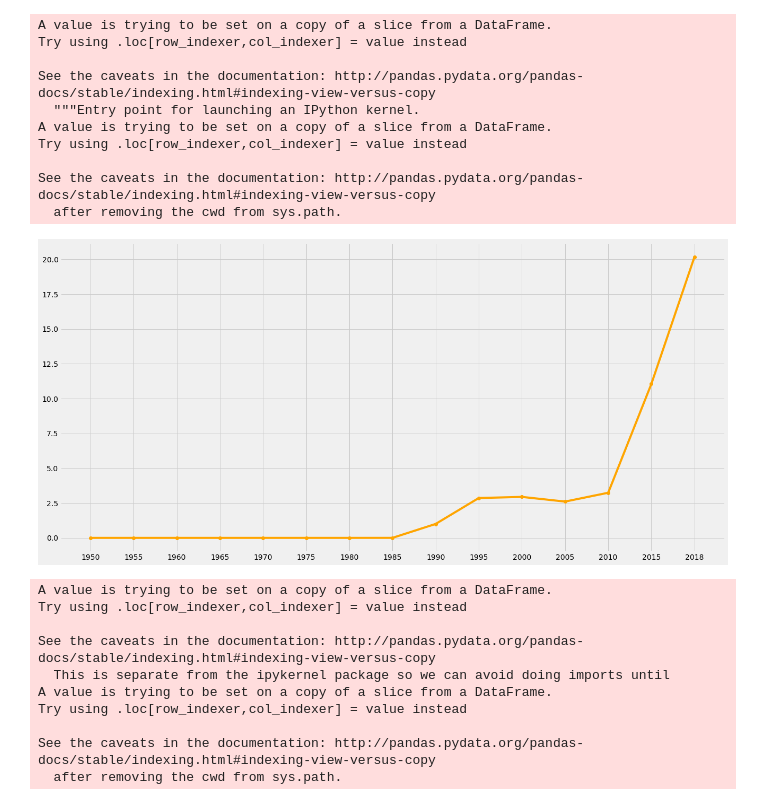
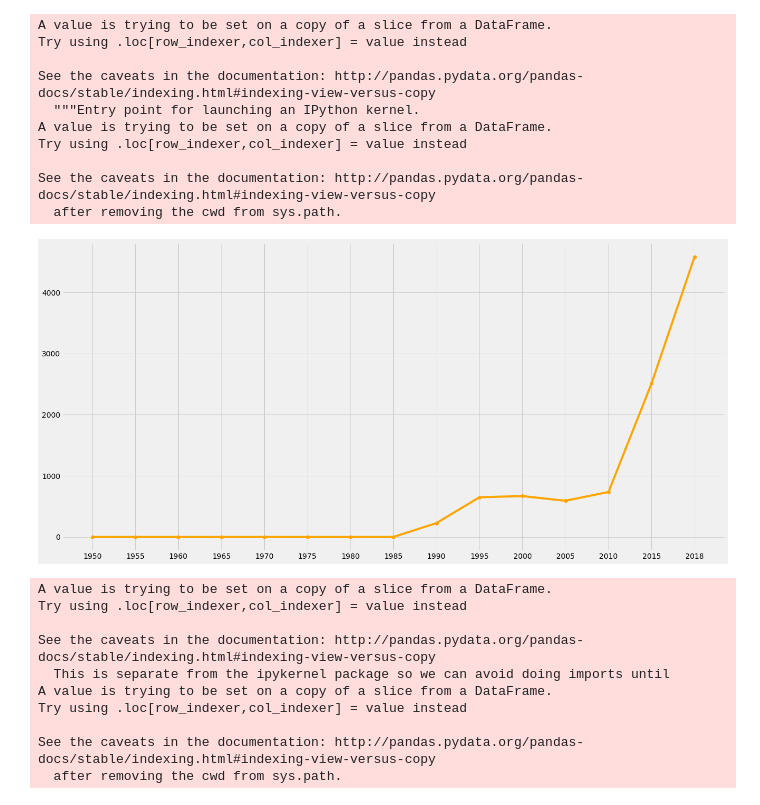
Before and after one commit to seantibbitts/project_1, a Jupyter notebook: Project1.ipynb, the cells around one changed output. Drawn from its saved outputs; the diff is of its cells as text; code cells hidden in the pictures.

```diff
--- a/Project1.ipynb
+++ b/Project1.ipynb
@@ -41,12 +41,12 @@ See the caveats in the documentation: http://pandas.pydata.org/pandas-docs/stabl
 # %%
 df_axis1=df_solar.groupby('New column')['Value'].sum()
 df_axis1.reset_index()
-solar,=plt.plot(group_names,df_axis1/df_axis1.loc['1990'],marker='o',color='orange',label="Solar Energy Consumed")
+solar,=plt.plot(group_names,df_axis1,marker='o',color='orange',label="Solar Energy Consumed")
 plt.style.use('fivethirtyeight')
 plt.rcParams['figure.figsize']=(20,10)
 plt.savefig('Solar Energy Consumed.png')
 # %% [output]
-[figure, old version]
+[figure, new version]
 # %%
 df_energy=pd.read_csv("energy.csv",dtype=str)
 df_wind=df_energy.loc[df_energy['Description']=="Wind Energy Consumption"]
```
Also changed, not shown: parts of 2 cells of this notebook, 1 other file.
